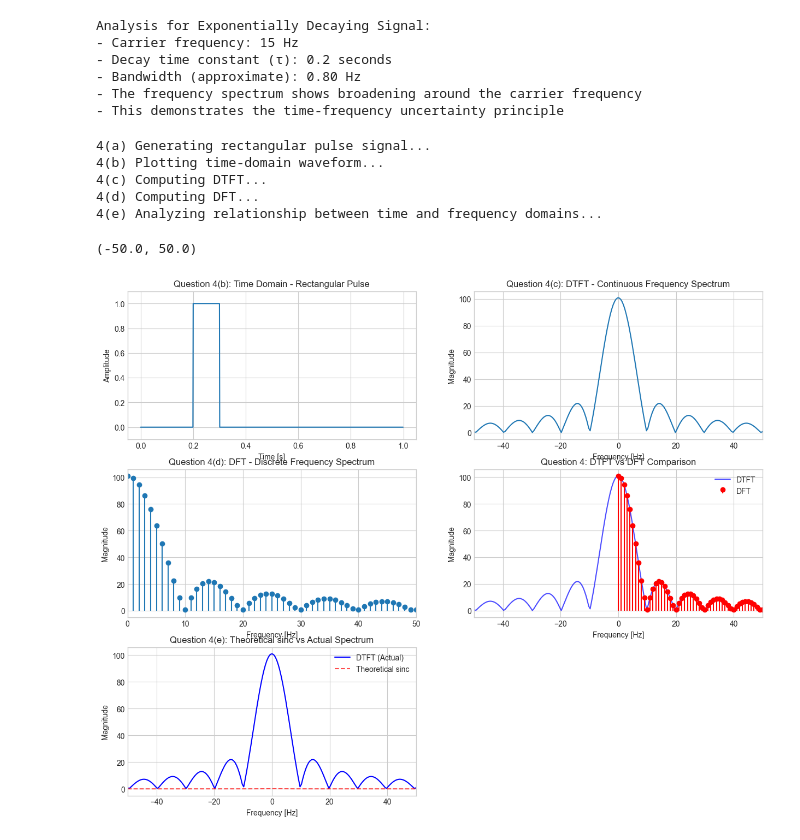
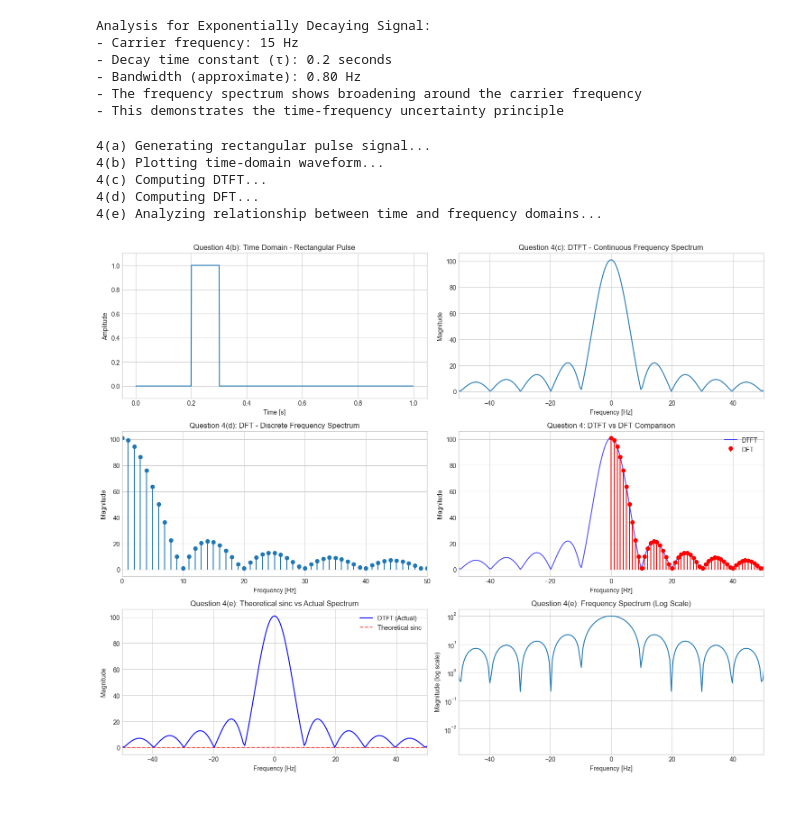
Before and after one commit to Abhijith-E/SPR-lab-2448503, a Jupyter notebook: Lab2.ipynb, the cells around one changed output. Saved outputs shown, nothing was run; the diff lists cells and outputs as text; code cells hidden in the pictures; blank space fills up the shorter version.

Commit message:
added log-magnitude plot of rectangular pulse DTFT to highlight side lobes and finer spectral details

```diff
--- a/Lab2.ipynb
+++ b/Lab2.ipynb
@@ -329,32 +329,43 @@ plt.plot(freqs_dtft, np.abs(dtft4), 'b-', label='DTFT', alpha=0.7)
 plt.stem(freqs_dft[:N//2], np.abs(dft4[:N//2])/max(np.abs(dft4[:N//2]))*max(np.abs(dtft4)),
          'r', basefmt=" ", label='DFT')
 plt.title('Question 4: DTFT vs DFT Comparison')
 plt.xlabel('Frequency [Hz]')
 plt.ylabel('Magnitude')
 plt.legend()
 plt.grid(True)
 plt.xlim(-50, 50)
 
 # Theoretical sinc function comparison
 plt.subplot(3, 2, 5)
 # Theoretical sinc function for rectangular pulse
 T_pulse = pulse_width
 f_theoretical = np.linspace(-50, 50, 1000)
 theoretical_spec_sinc = np.abs(T_pulse * np.sinc(f_theoretical * T_pulse))
 
 plt.plot(freqs_dtft, np.abs(dtft4), 'b-', label='DTFT (Actual)')
 plt.plot(f_theoretical, theoretical_spec_sinc, 'r--', label='Theoretical sinc', alpha=0.7)
 plt.title('Question 4(e): Theoretical sinc vs Actual Spectrum')
 plt.xlabel('Frequency [Hz]')
 plt.ylabel('Magnitude')
 plt.legend()
 plt.grid(True)
 plt.xlim(-50, 50)
+
+# Log magnitude plot to see side lobes better
+plt.subplot(3, 2, 6)
+plt.semilogy(freqs_dtft, np.abs(dtft4) + 1e-10)  # Add small value to avoid log(0)
+plt.title('Question 4(e): Frequency Spectrum (Log Scale)')
+plt.xlabel('Frequency [Hz]')
+plt.ylabel('Magnitude (log scale)')
+plt.grid(True)
+plt.xlim(-50, 50)
+
+plt.tight_layout()
+plt.show()
 # %% [output]
 4(a) Generating rectangular pulse signal...
 4(b) Plotting time-domain waveform...
 4(c) Computing DTFT...
 4(d) Computing DFT...
 4(e) Analyzing relationship between time and frequency domains...
-(-50.0, 50.0)
-[figure, old version]
+[figure, new version]
```
